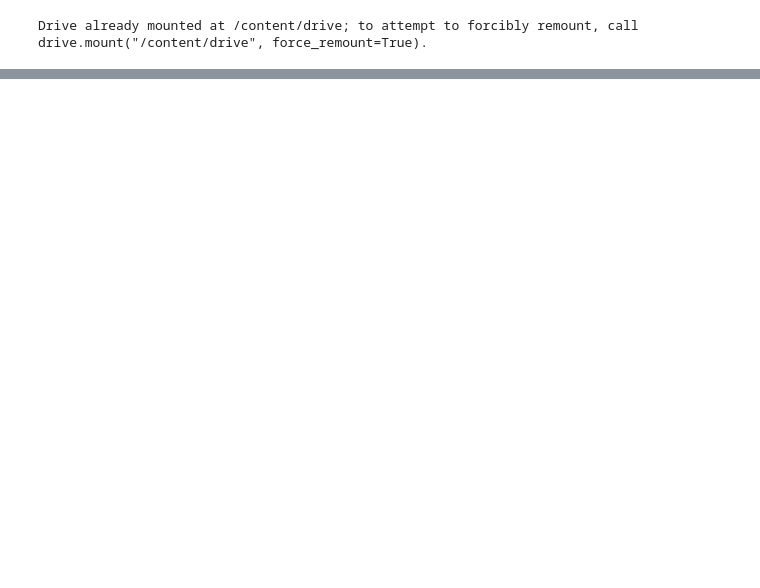
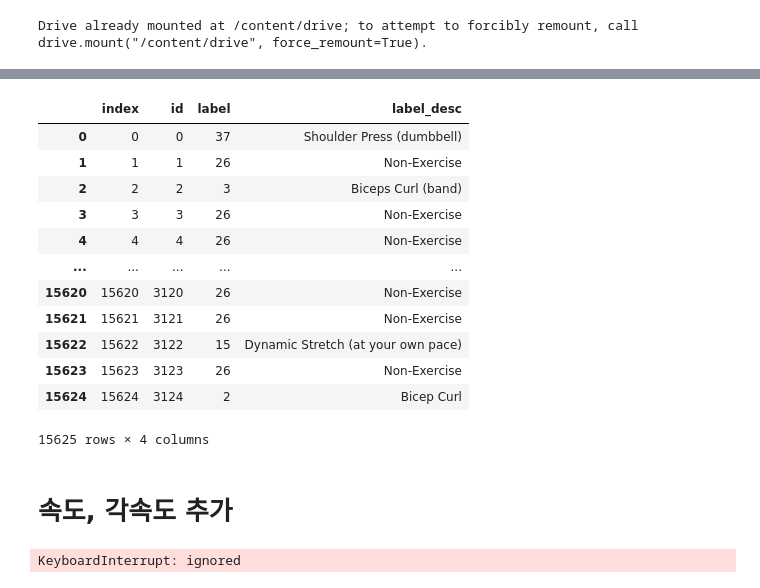
Before and after one commit to iDolphin99/dacon-pose-clf-kw, a Jupyter notebook: base_aug_acc.ipynb, the cells around one changed output, grey strips where cells are left out. Cells and saved outputs as stored; diff of their text form; code cells hidden in the pictures; blank space fills up the shorter version.

```diff
--- a/base_aug_acc.ipynb
+++ b/base_aug_acc.ipynb
@@ -16,9 +18,7 @@ from scipy.integrate import cumtrapz
 from tqdm import tqdm
 from sklearn.preprocessing import StandardScaler
 
-path = './'
-
-train=pd.read_csv(path + 'train_features.csv')
-train_labels=pd.read_csv(path + 'train_labels.csv')
-test=pd.read_csv(path + 'test_features.csv')
-submission=pd.read_csv(path + 'sample_submission.csv')
+train_features =pd.read_csv('train_features.csv')
+train_labels = pd.read_csv('train_labels.csv')
+test = pd.read_csv('test_features.csv')
+submission = pd.read_csv('sample_submission.csv')
@@ -24,0 +340,64 @@ submission=pd.read_csv(path + 'sample_submission.csv')
+# %%
+n = 4
+train_labels_copy = train_labels.copy()
+for i in range(0, n):
+    train_labels = train_labels.append(train_labels_copy, ignore_index=True)
+train_labels = train_labels.reset_index()
+train_labels
+# %% [output]
+|  | index | id | label | label_desc |
+| 0 | 0 | 0 | 37 | Shoulder Press (dumbbell) |
+| 1 | 1 | 1 | 26 | Non-Exercise |
+| 2 | 2 | 2 | 3 | Biceps Curl (band) |
+| 3 | 3 | 3 | 26 | Non-Exercise |
+| 4 | 4 | 4 | 26 | Non-Exercise |
+| ... | ... | ... | ... | ... |
+| 15620 | 15620 | 3120 | 26 | Non-Exercise |
+| 15621 | 15621 | 3121 | 26 | Non-Exercise |
+| 15622 | 15622 | 3122 | 15 | Dynamic Stretch (at your own pace) |
+| 15623 | 15623 | 3123 | 26 | Non-Exercise |
+| 15624 | 15624 | 3124 | 2 | Bicep Curl |
+15625 rows × 4 columns
+# %% [markdown]
+# **속도, 각속도 추가**
+# %%
+# 속도, 각속도 추가
+feature_names = ['acc_x','acc_y','acc_z','gy_x','gy_y','gy_z']
+
+grad_cols=[]
+for col in feature_names:
+    grad_cols.append(f"grad_{col}")
+
+integ_cols = []
+for col in feature_names:
+    integ_cols.append(f"integ_{col}")
+
+total_feature_names = feature_names + grad_cols + integ_cols
+
+for uid in tqdm(train['id'].unique()):
+    temp = train.loc[train['id']==uid, feature_names]
+    grad = np.gradient(temp, axis=0)
+    train.loc[train['id']==uid, grad_cols] = grad
+
+for uid in tqdm(test['id'].unique()):
+    temp = test.loc[test['id']==uid, feature_names]
+    grad = np.gradient(temp, axis=0)
+    test.loc[test['id']==uid, grad_cols] = grad
+
+print(train.shape, test.shape)
+train.head()
+
+for uid in tqdm(train['id'].unique()):
+    temp = train.loc[train['id']==uid, feature_names]
+    integ = cumtrapz(temp, initial=0, axis=0)
+    train.loc[train['id']==uid, integ_cols] = integ
+
+for uid in tqdm(test['id'].unique()):
+    temp = test.loc[test['id']==uid, feature_names]
+    integ = cumtrapz(temp, initial=0, axis=0)
+    test.loc[test['id']==uid, integ_cols] = integ
+
+print(train.shape, test.shape)
+train
+# %% [output]
+KeyboardInterrupt: ignored
```
Also changed, not shown: parts of 60 cells of this notebook.
